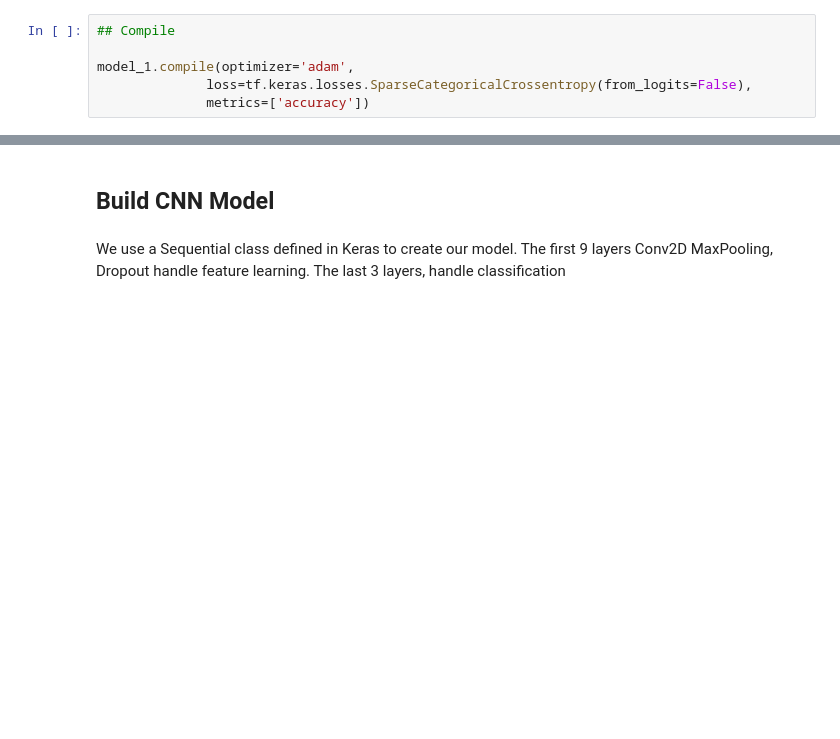
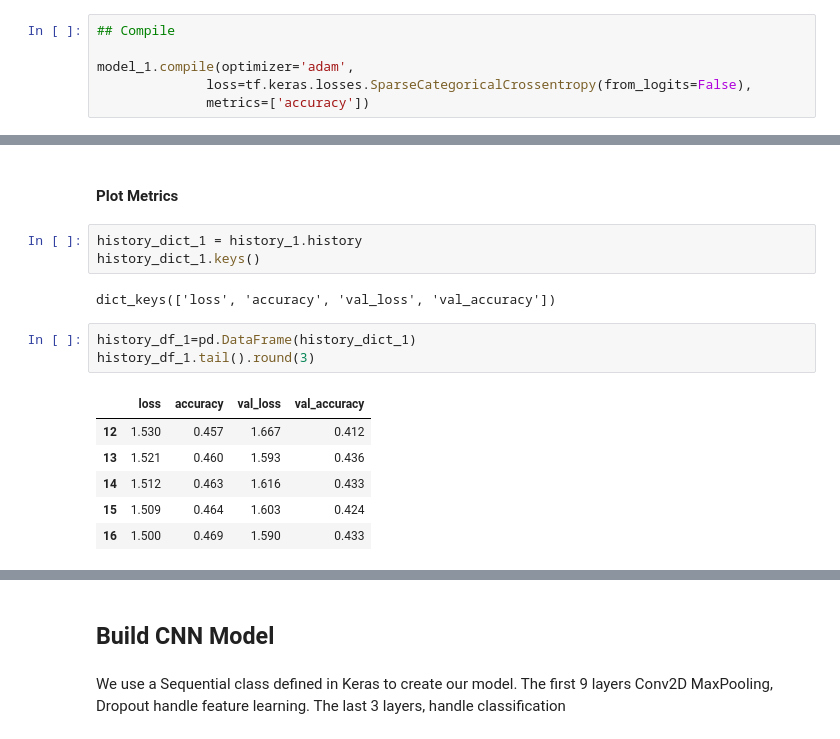
Before and after one commit to alawrence30/Deep-Learning, a Jupyter notebook: Assignment_02_v1.ipynb, the cells around one changed output, grey strips where cells are left out. Drawn from its saved outputs; the diff is of its cells as text; blank space fills up the shorter version.

```diff
--- a/Assignment_02_v1.ipynb
+++ b/Assignment_02_v1.ipynb
@@ -326,0 +336,17 @@ Test acc: 0.100
+# %% [markdown]
+#### Plot Metrics
+# %%
+history_dict_1 = history_1.history
+history_dict_1.keys()
+# %% [output]
+dict_keys(['loss', 'accuracy', 'val_loss', 'val_accuracy'])
+# %%
+history_df_1=pd.DataFrame(history_dict_1)
+history_df_1.tail().round(3)
+# %% [output]
+|  | loss | accuracy | val_loss | val_accuracy |
+| 12 | 1.530 | 0.457 | 1.667 | 0.412 |
+| 13 | 1.521 | 0.460 | 1.593 | 0.436 |
+| 14 | 1.512 | 0.463 | 1.616 | 0.433 |
+| 15 | 1.509 | 0.464 | 1.603 | 0.424 |
+| 16 | 1.500 | 0.469 | 1.590 | 0.433 |
```
Also changed, not shown: parts of 8 cells of this notebook.
